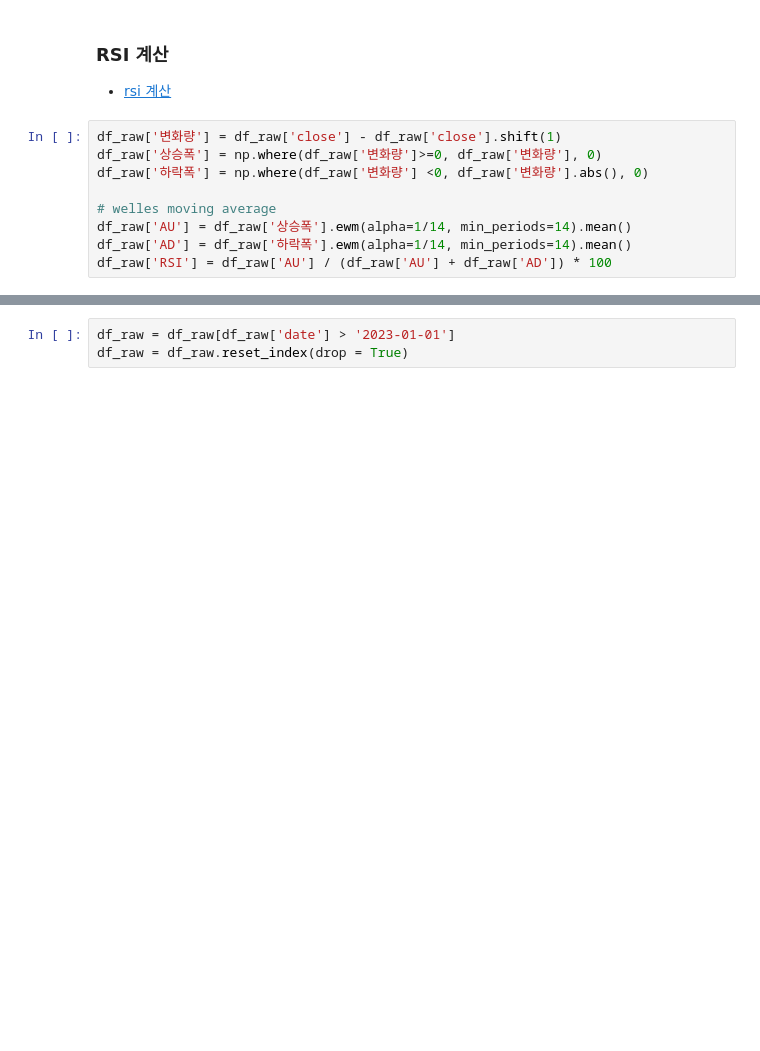
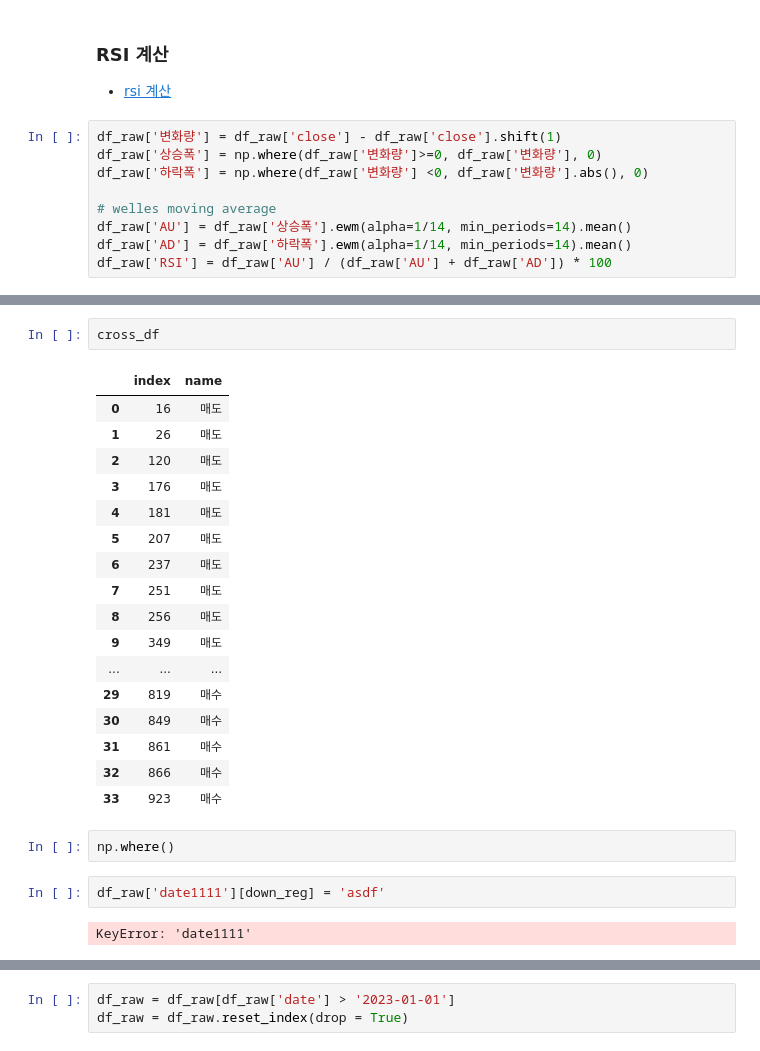
Before and after one commit to Unfinishedgod/finance_mlops, a Jupyter notebook: jupyter/rsi.ipynb, the cells around one changed output, grey strips where cells are left out. Saved outputs shown, nothing was run; the diff lists cells and outputs as text; blank space fills up the shorter version.

```diff
--- a/jupyter/rsi.ipynb
+++ b/jupyter/rsi.ipynb
@@ -71,0 +87,26 @@ df_raw['RSI'] = df_raw['AU'] / (df_raw['AU'] + df_raw['AD']) * 100
+# %%
+cross_df
+# %% [output]
+|  | index | name |
+| 0 | 16 | 매도 |
+| 1 | 26 | 매도 |
+| 2 | 120 | 매도 |
+| 3 | 176 | 매도 |
+| 4 | 181 | 매도 |
+| 5 | 207 | 매도 |
+| 6 | 237 | 매도 |
+| 7 | 251 | 매도 |
+| 8 | 256 | 매도 |
+| 9 | 349 | 매도 |
+| ... | ... | ... |
+| 29 | 819 | 매수 |
+| 30 | 849 | 매수 |
+| 31 | 861 | 매수 |
+| 32 | 866 | 매수 |
+| 33 | 923 | 매수 |
+# %%
+np.where()
+# %%
+df_raw['date1111'][down_reg] = 'asdf'
+# %% [output]
+KeyError: 'date1111'
```
Also changed, not shown: parts of 3 cells of this notebook, 1 other file.
